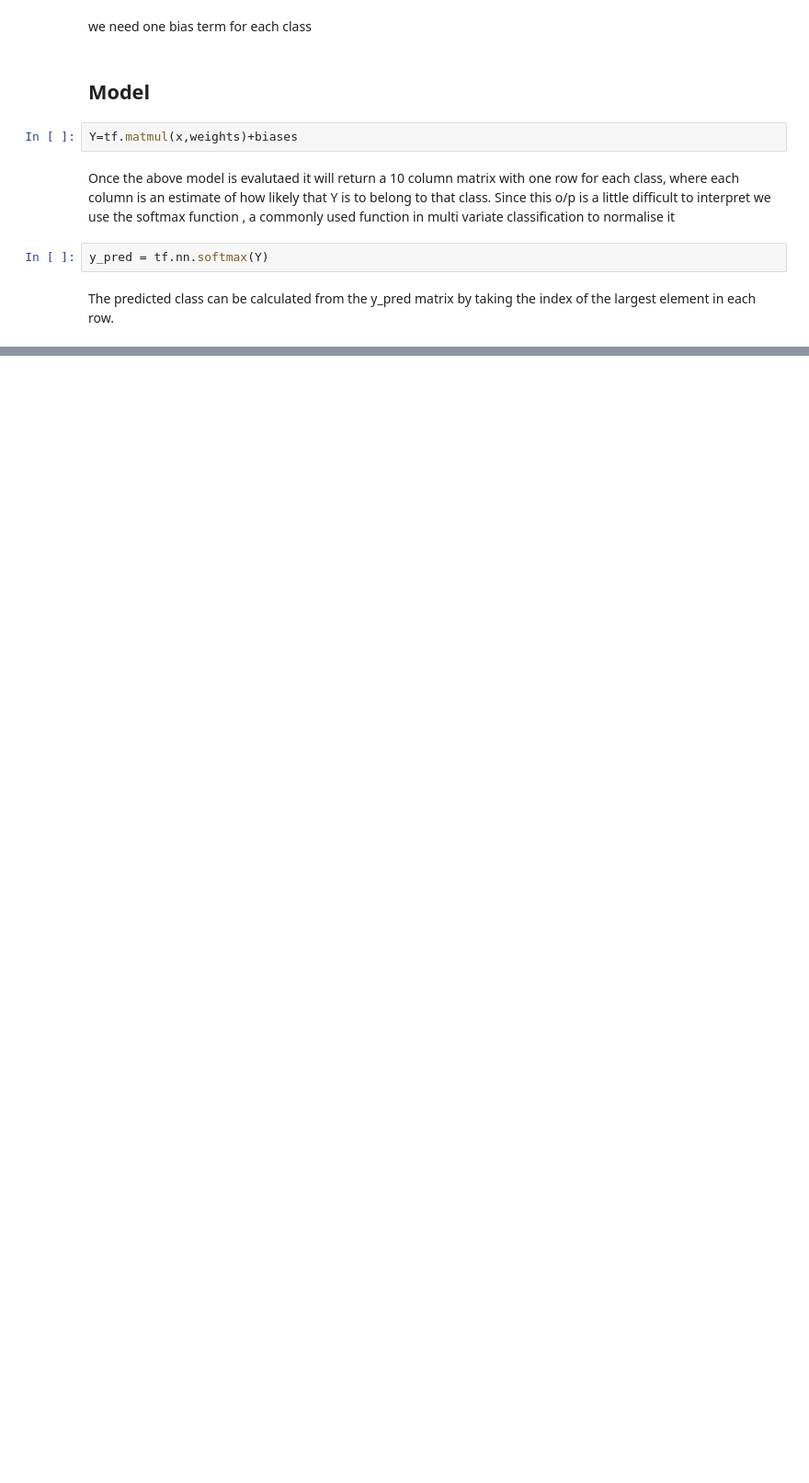
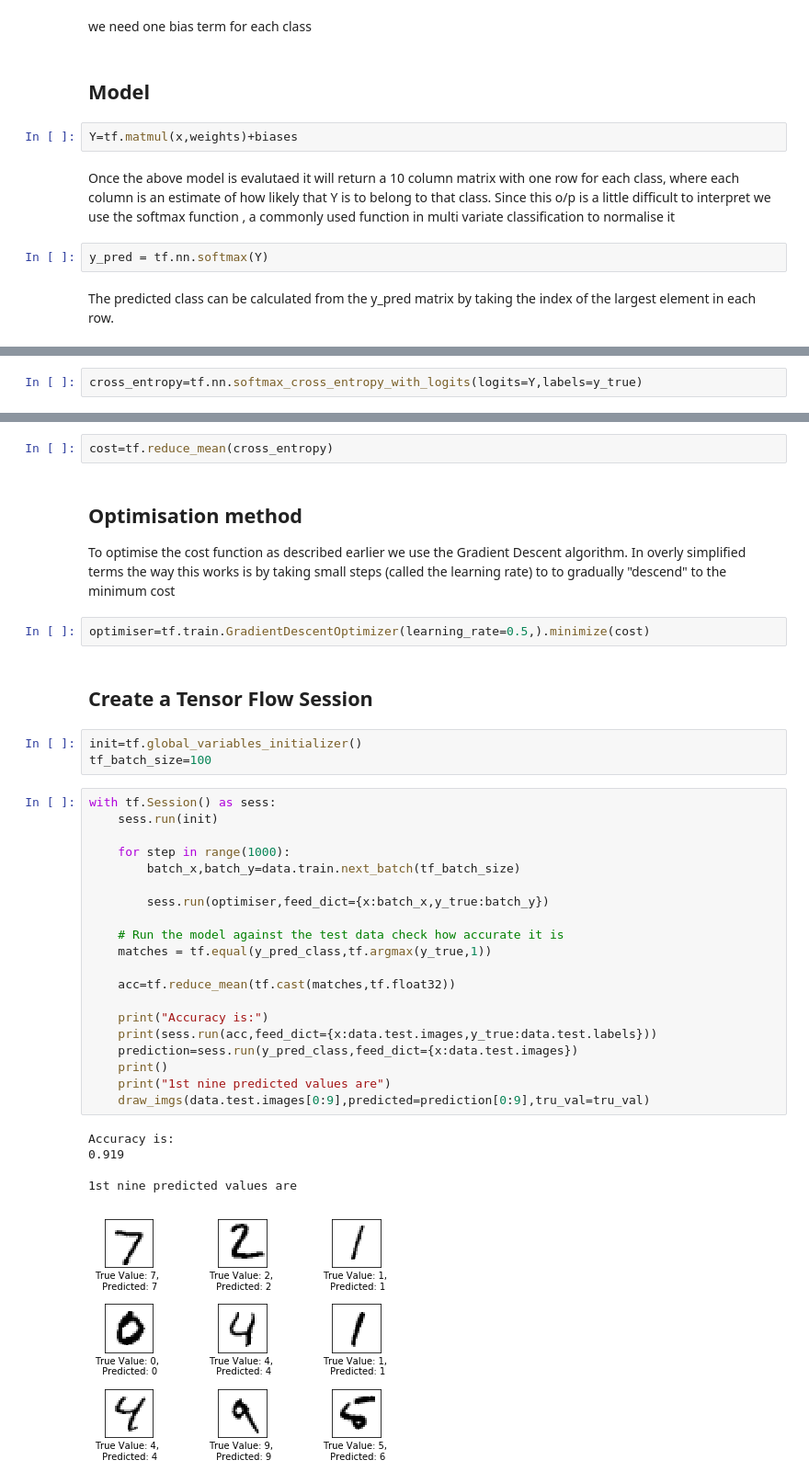
Before and after one commit to IrwingD/Deep_Learning, a Jupyter notebook: MINIST simple linear model - Softmax.ipynb, the cells around one changed output, grey strips where cells are left out. Shown: that part at 92% size. Saved outputs shown, nothing was run; the diff lists cells and outputs as text; blank space fills up the shorter version.

```diff
--- a/MINIST simple linear model - Softmax.ipynb
+++ b/MINIST simple linear model - Softmax.ipynb
@@ -131,0 +160,2 @@ y_class=tf.argmax(y_pred,1)
+# %%
+cross_entropy=tf.nn.softmax_cross_entropy_with_logits(logits=Y,labels=y_true)
@@ -131,0 +164,39 @@ y_class=tf.argmax(y_pred,1)
+# %%
+cost=tf.reduce_mean(cross_entropy)
+# %% [markdown]
+## Optimisation method
+
+To optimise the cost function as described earlier we use the Gradient Descent algorithm. In overly simplified terms the way this works is by taking small steps (called the learning rate) to to gradually "descend" to the minimum cost
+# %%
+optimiser=tf.train.GradientDescentOptimizer(learning_rate=0.5,).minimize(cost)
+# %% [markdown]
+## Create a Tensor Flow Session
+# %%
+init=tf.global_variables_initializer()
+tf_batch_size=100
+# %%
+with tf.Session() as sess:
+    sess.run(init)
+
+    for step in range(1000):
+        batch_x,batch_y=data.train.next_batch(tf_batch_size)
+
+        sess.run(optimiser,feed_dict={x:batch_x,y_true:batch_y})
+
+    # Run the model against the test data check how accurate it is
+    matches = tf.equal(y_pred_class,tf.argmax(y_true,1))
+
+    acc=tf.reduce_mean(tf.cast(matches,tf.float32))
+
+    print("Accuracy is:")
+    print(sess.run(acc,feed_dict={x:data.test.images,y_true:data.test.labels}))
+    prediction=sess.run(y_pred_class,feed_dict={x:data.test.images})
+    print()
+    print("1st nine predicted values are")
+    draw_imgs(data.test.images[0:9],predicted=prediction[0:9],tru_val=tru_val)
+# %% [output]
+Accuracy is:
+0.919
+
+1st nine predicted values are
+[figure, added]
```
Also changed, not shown: parts of 12 cells of this notebook.
